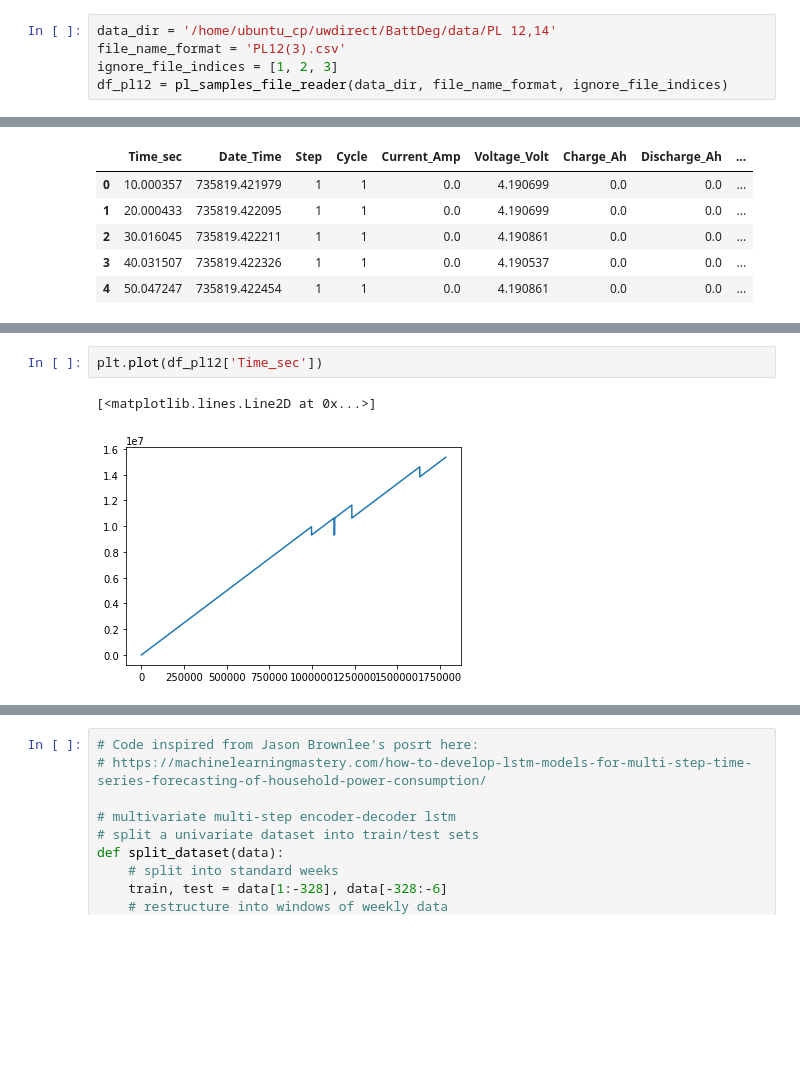
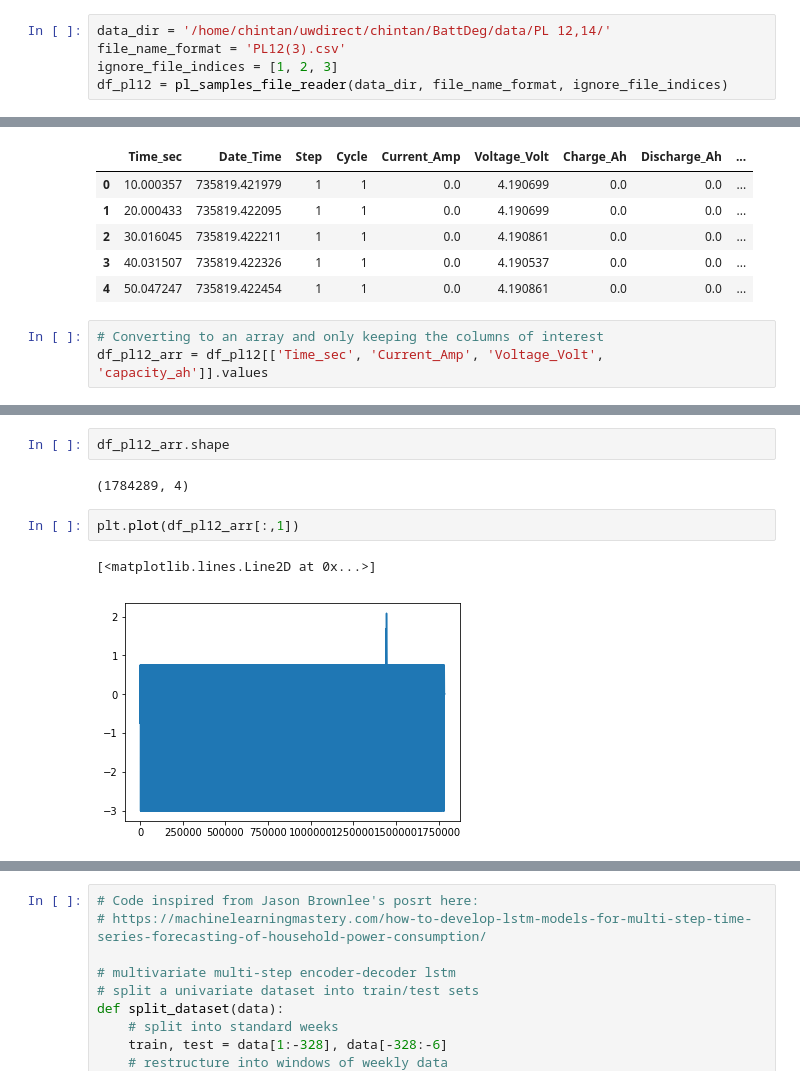
Before and after one commit to chintanp/BattDeg, a Jupyter notebook: scripts/seq2seq1.ipynb, the cells around one changed output, grey strips where cells are left out. Cells and saved outputs as stored; diff of their text form; blank space fills up the shorter version.

```diff
--- a/scripts/seq2seq1.ipynb
+++ b/scripts/seq2seq1.ipynb
@@ -18,5 +18,5 @@ Using TensorFlow backend.
 # %%
-data_dir = '/home/ubuntu_cp/uwdirect/BattDeg/data/PL 12,14'
+data_dir = '/home/chintan/uwdirect/chintan/BattDeg/data/PL 12,14/'
 file_name_format = 'PL12(3).csv'
 ignore_file_indices = [1, 2, 3]
 df_pl12 = pl_samples_file_reader(data_dir, file_name_format, ignore_file_indices)
@@ -31,3 +31,6 @@ df_pl12.head()
 | 2 | 30.016045 | 735819.422211 | 1 | 1 | 0.0 | 4.190861 | 0.0 | 0.0 | ... |
 | 3 | 40.031507 | 735819.422326 | 1 | 1 | 0.0 | 4.190537 | 0.0 | 0.0 | ... |
 | 4 | 50.047247 | 735819.422454 | 1 | 1 | 0.0 | 4.190861 | 0.0 | 0.0 | ... |
+# %%
+# Converting to an array and only keeping the columns of interest
+df_pl12_arr = df_pl12[['Time_sec', 'Current_Amp', 'Voltage_Volt', 'capacity_ah']].values
@@ -34,5 +50,9 @@ df_pl12.head()
+# %%
+df_pl12_arr.shape
+# %% [output]
+(1784289, 4)
 # %%
-plt.plot(df_pl12['Time_sec'])
+plt.plot(df_pl12_arr[:,1])
 # %% [output]
 [<matplotlib.lines.Line2D at 0x...>]
-[figure, old version]
+[figure, new version]
```
Also changed, not shown: parts of 33 cells of this notebook, 6 other files.
